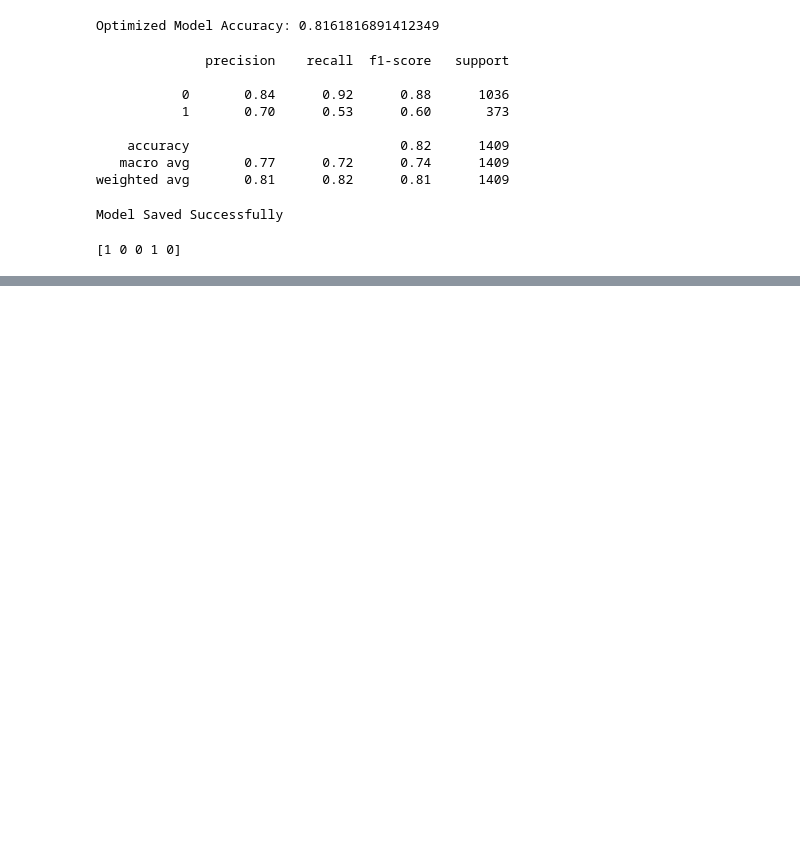
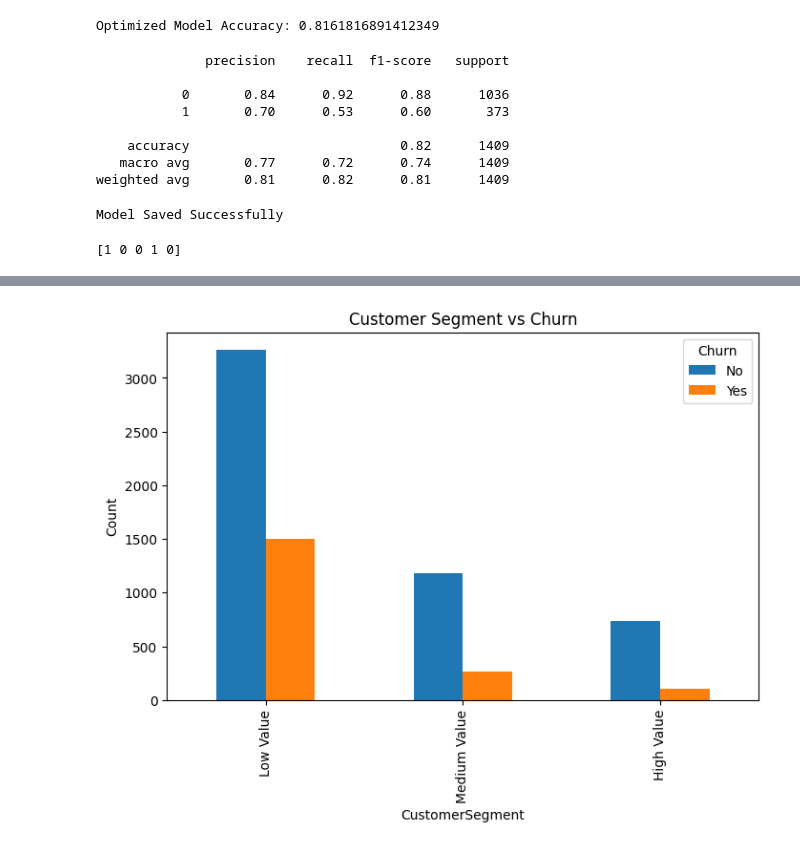
Before and after one commit to Dha2007/customer-churn-ltv, a Jupyter notebook: notebooks/eda.ipynb, the cells around one changed output, grey strips where cells are left out. Drawn from its saved outputs; the diff is of its cells as text; code cells hidden in the pictures; blank space fills up the shorter version.

```diff
--- a/notebooks/eda.ipynb
+++ b/notebooks/eda.ipynb
@@ -461,0 +535,13 @@ print(sample_prediction)
+# %%
+segment_churn.plot(
+    kind="bar",
+    figsize=(8,5)
+)
+
+plt.title("Customer Segment vs Churn")
+
+plt.ylabel("Count")
+
+plt.show()
+# %% [output]
+[figure, added]
```
Also changed, not shown: parts of 7 cells of this notebook, 1 other file.
